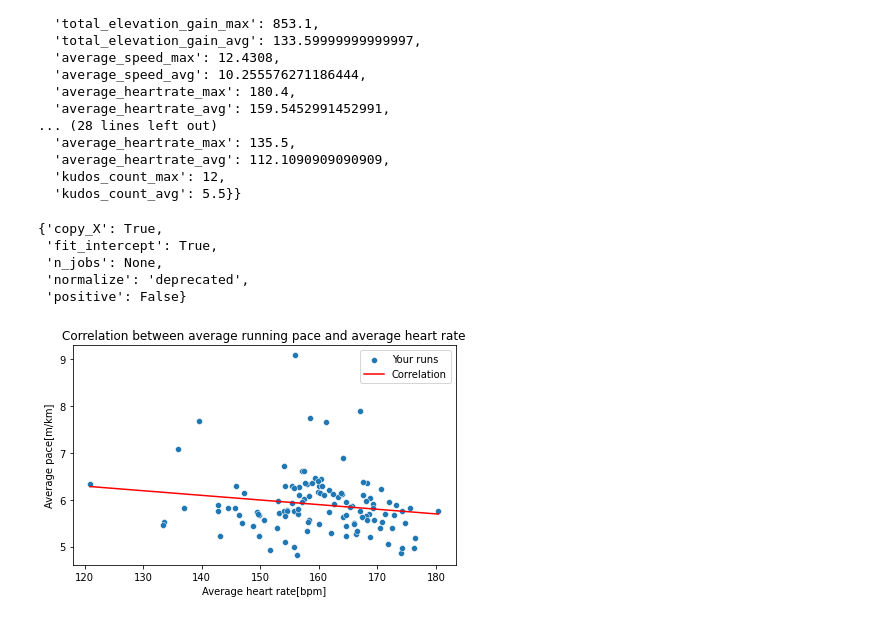
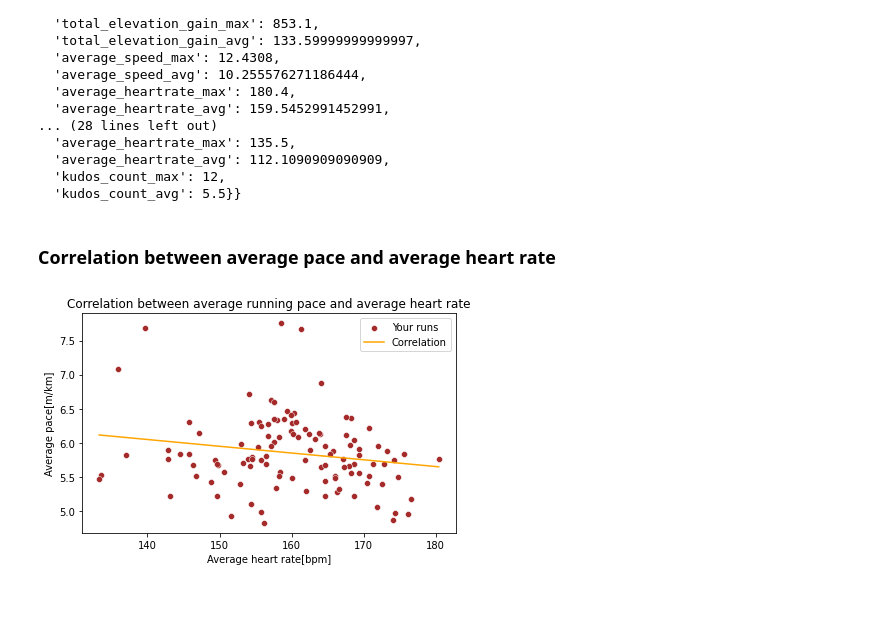
Before and after one commit to Radluy/Stravalytics, a Jupyter notebook: visualize.ipynb, the cells around one changed output. Saved outputs shown, nothing was run; the diff lists cells and outputs as text; code cells hidden in the pictures.

```diff
--- a/visualize.ipynb
+++ b/visualize.ipynb
@@ -154,29 +141,32 @@ stats_dict
   'average_heartrate_avg': 112.1090909090909,
   'kudos_count_max': 12,
   'kudos_count_avg': 5.5}}
+# %% [markdown]
+### Correlation between average pace and average heart rate
 # %%
 df_tmp = df[df['type'] == 'Run']
 
 # DROP NA, INF, 0.0
 df_tmp = df_tmp[~df_tmp['avg_pace'].isin([np.nan, np.inf, 0.0])]
 df_tmp = df_tmp[~df_tmp['average_heartrate'].isin([np.nan, np.inf, 0.0])]
+df_tmp = df_tmp[['avg_pace', 'average_heartrate']]
+# remove outlier values
+df_tmp = df_tmp[(np.abs(stats.zscore(df_tmp)) < 3).all(axis=1)]
 
+# reshape and fit regression model
 avg_hr = df_tmp['average_heartrate'].to_numpy().reshape(-1, 1)
 avg_pace = df_tmp['avg_pace'].to_numpy().reshape(-1, 1)
 lr = LinearRegression().fit(avg_hr, avg_pace)
 predict = lr.predict(avg_hr)
-sns.scatterplot(data=df_tmp, x='average_heartrate', y='avg_pace')
-sns.lineplot(x=avg_hr.reshape(1, -1)[0], y=predict.reshape(1, -1)[0], color='r')
+
+# plot
+sns.scatterplot(data=df_tmp, x='average_heartrate', y='avg_pace', color='brown')
+sns.lineplot(x=avg_hr.reshape(1, -1)[0], y=predict.reshape(1, -1)[0], color='orange')
 plt.legend(['Your runs', 'Correlation'])
 plt.title('Correlation between average running pace and average heart rate')
 plt.xlabel('Average heart rate[bpm]')
 plt.ylabel('Average pace[m/km]')
 plt.tight_layout()
 plt.savefig(path.join(FIGURES,"hr_pace_correlation"), dpi=800)
 # %% [output]
-{'copy_X': True,
- 'fit_intercept': True,
- 'n_jobs': None,
- 'normalize': 'deprecated',
- 'positive': False}
-[figure, old version]
+[figure, new version]
```
Also changed, not shown: parts of 3 cells of this notebook.
